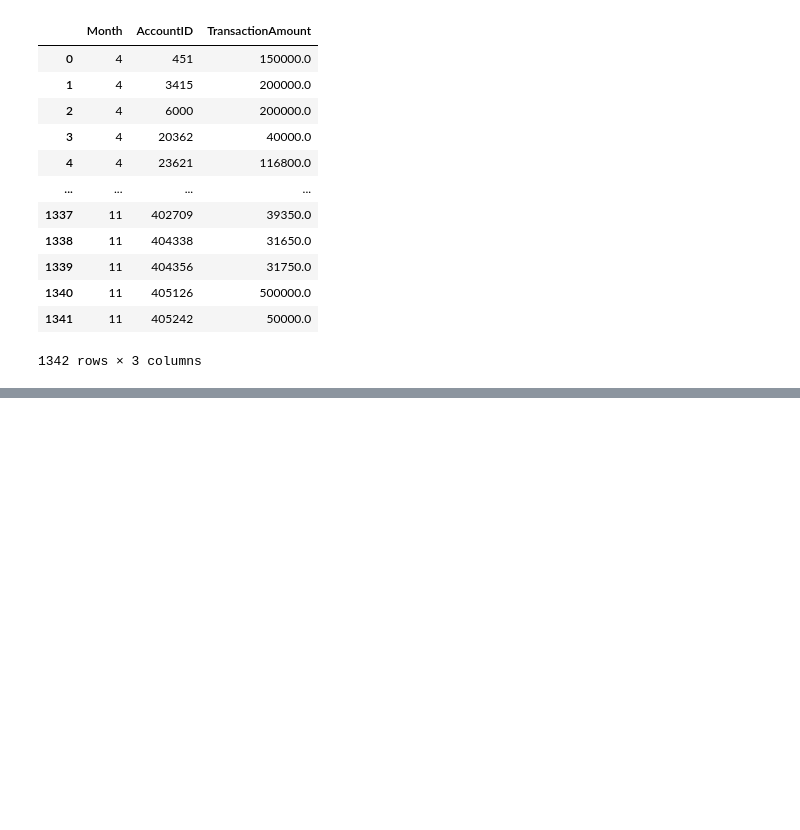
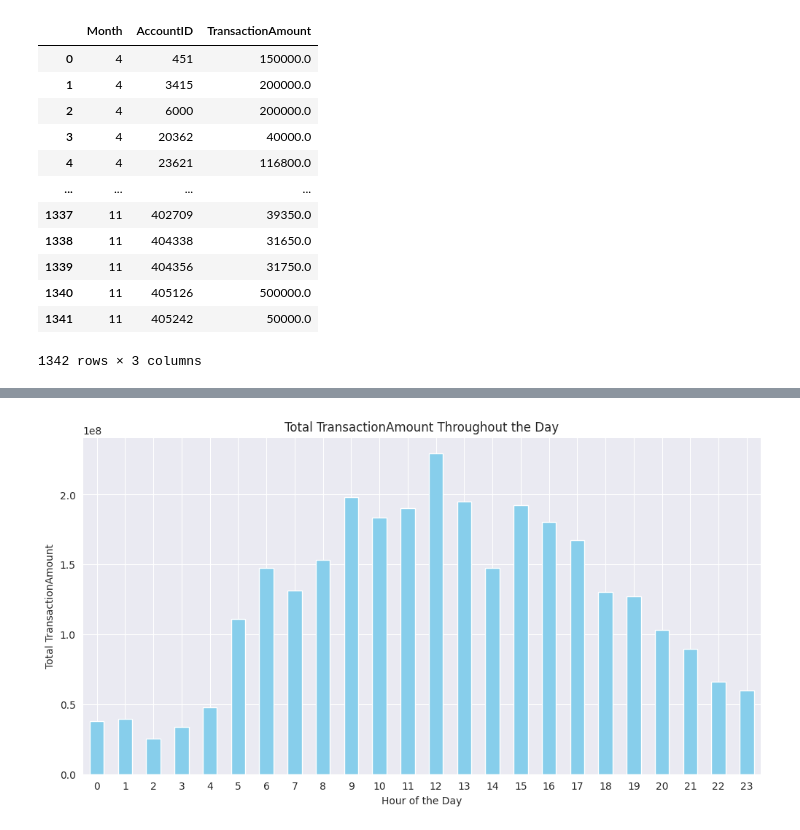
Before and after one commit to neyedhayo/transaction-analysis, a Jupyter notebook: notebook/eda_notebook.ipynb, the cells around one changed output, grey strips where cells are left out. Cells and saved outputs as stored; diff of their text form; code cells hidden in the pictures; blank space fills up the shorter version.

```diff
--- a/notebook/eda_notebook.ipynb
+++ b/notebook/eda_notebook.ipynb
@@ -281,0 +397,3 @@ avg_30000_per_month_df
+# %%
+df['HourOfDay'] = df.index.hour
+hour_of_day_most_transactions = df.groupby(['AccountID', 'HourOfDay'])['TransactionAmount'].sum().idxmax()
@@ -281,0 +404,11 @@ avg_30000_per_month_df
+# %%
+# visualization plot for total TransactionAmount throughout the day
+plt.figure(figsize=(12, 6))
+df.groupby('HourOfDay')['TransactionAmount'].sum().plot(kind='bar', color='skyblue')
+plt.title('Total TransactionAmount Throughout the Day')
+plt.xlabel('Hour of the Day')
+plt.ylabel('Total TransactionAmount')
+plt.xticks(rotation=0)  # for readability
+plt.show()
+# %% [output]
+[figure, added]
```
Also changed, not shown: parts of 39 cells of this notebook.
